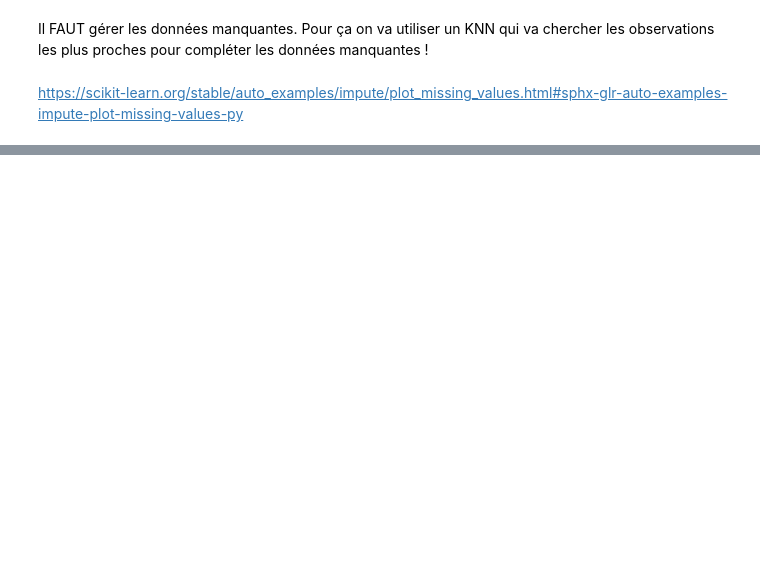
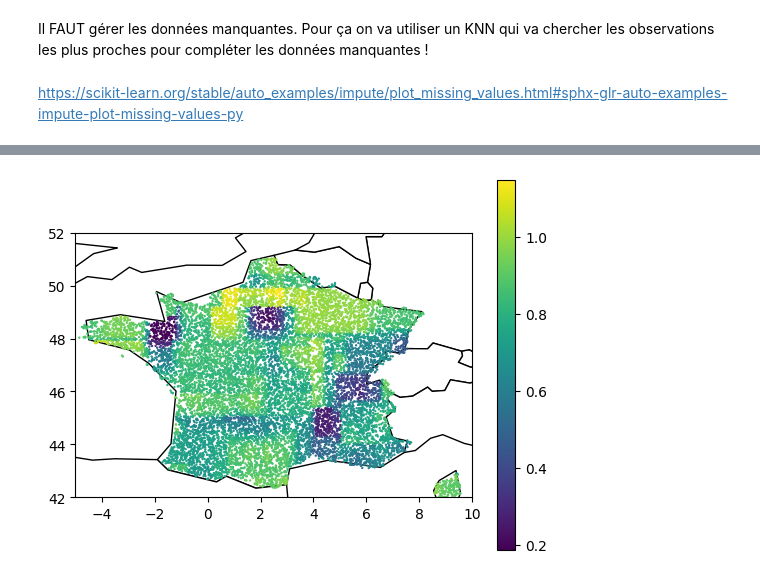
Before and after one commit to juldpnt/fil-rouge-pollinisateurs, a Jupyter notebook: notebooks/model_setup.ipynb, the cells around one changed output, grey strips where cells are left out. Cells and saved outputs as stored; diff of their text form; code cells hidden in the pictures; blank space fills up the shorter version.

```diff
--- a/notebooks/model_setup.ipynb
+++ b/notebooks/model_setup.ipynb
@@ -460,0 +289,49 @@ _ = plt.plot([-100, 100], [-100, 100])
+# %%
+france_data.rename(
+    columns={
+        "lat": "latitude",
+        "long": "longitude",
+    },
+    inplace=True,
+)
+# %%
+# create columns if not existent from used_features
+
+for col in used_features:
+    if col not in france_data.columns:
+        france_data[col] = np.nan
+# %%
+france_data = france_data[used_features]
+# %%
+france_data[used_features]
+france_data["results"] = pipe.predict(france_data[used_features])
+# %%
+# plot the predictions in france map with the data knowing that france_data has lat and long
+# use a map contour
+import geopandas as gpd
+import matplotlib.pyplot as plt
+import seaborn as sns
+
+
+# Assuming your DataFrame is named df and has columns "latitude", "longitude", and "results"
+gdf = gpd.GeoDataFrame(france_data, geometry=gpd.points_from_xy(france_data.longitude, france_data.latitude))
+
+# Load the map of France
+france = gpd.read_file(gpd.datasets.get_path('naturalearth_lowres'))
+france_boundary = france.unary_union
+
+# Plot the map of France
+ax = france.plot(color='white', edgecolor='black')
+
+# Plot the results on the map
+gdf.plot(ax=ax, column='results', legend=True, markersize=0.5)
+
+# Set the bounding box to focus on France
+ax.set_xlim(-5, 10)  # Longitude limits for France
+ax.set_ylim(42, 52)  # Latitude limits for France
+
+
+# Show the plot
+plt.show()
+# %% [output]
+[figure, added]
```
Also changed, not shown: parts of 45 cells of this notebook, 1 other file.
